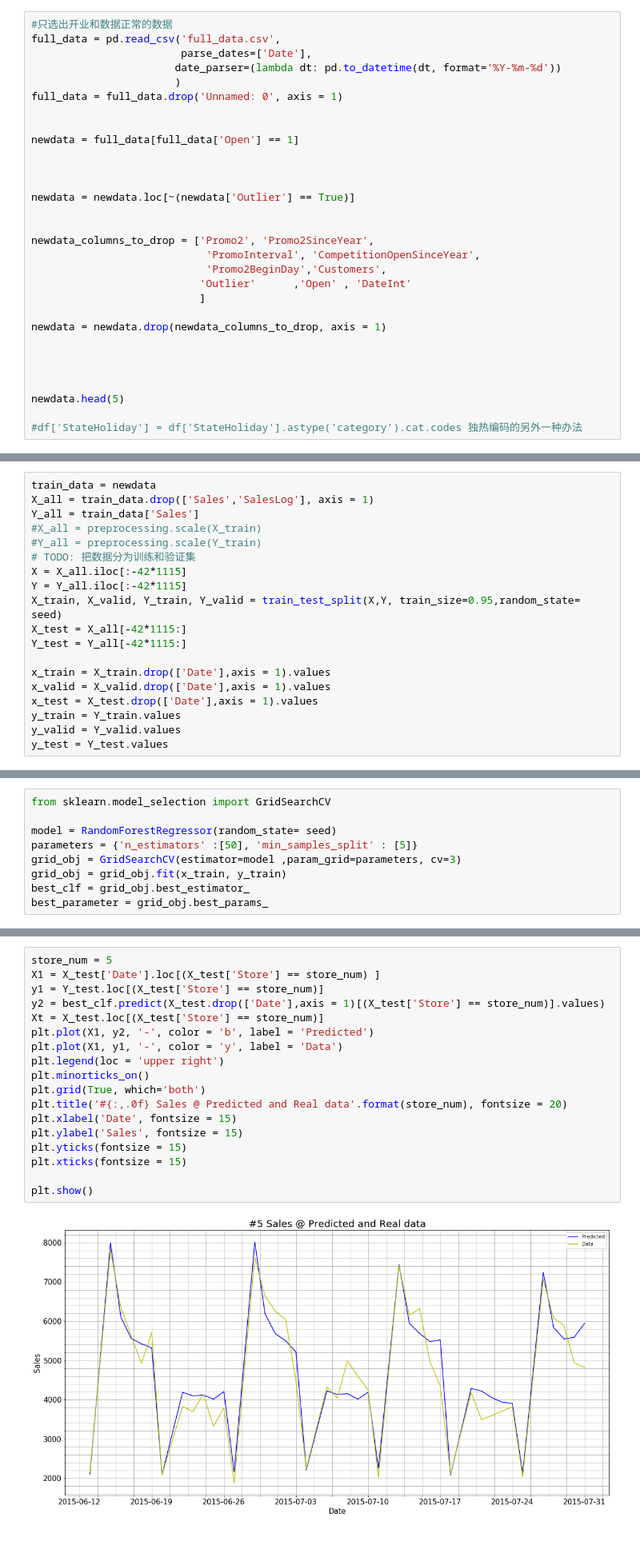
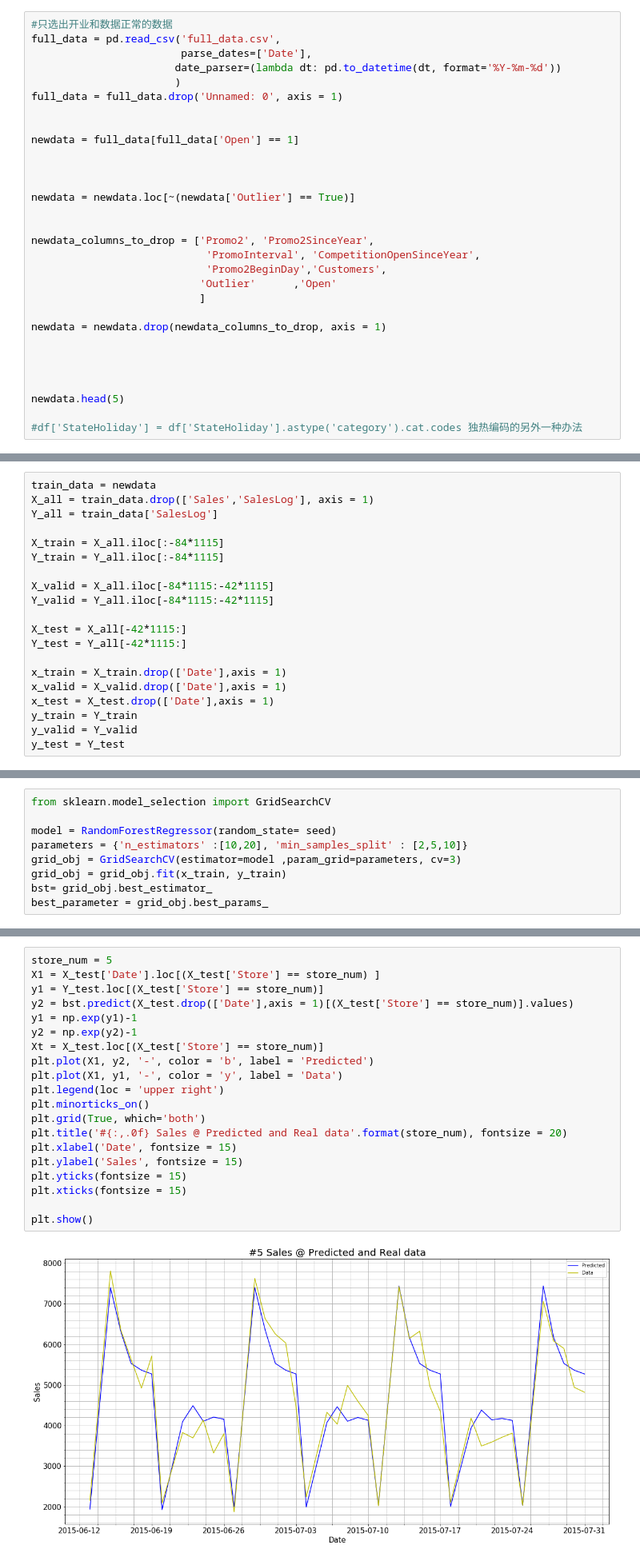
Before and after one commit to Markusgami/Udacity-capstone, a Jupyter notebook: ROSSMANN STORE SALES.ipynb, the cells around one changed output, grey strips where cells are left out. Shown at 80% size. Cells and saved outputs as stored; diff of their text form.

```diff
--- a/ROSSMANN STORE SALES.ipynb
+++ b/ROSSMANN STORE SALES.ipynb
@@ -335,7 +448,7 @@ newdata = newdata.loc[~(newdata['Outlier'] == True)]
 newdata_columns_to_drop = ['Promo2', 'Promo2SinceYear',
                             'PromoInterval', 'CompetitionOpenSinceYear',
                             'Promo2BeginDay','Customers',
-                           'Outlier'      ,'Open' , 'DateInt'
+                           'Outlier'      ,'Open'
                            ]
 
 newdata = newdata.drop(newdata_columns_to_drop, axis = 1)
@@ -366,19 +471,20 @@ def performance_metric(y_true, y_pred):
 # %%
 train_data = newdata
 X_all = train_data.drop(['Sales','SalesLog'], axis = 1)
-Y_all = train_data['Sales']
-#X_all = preprocessing.scale(X_train)
-#Y_all = preprocessing.scale(Y_train)
-# TODO: 把数据分为训练和验证集
-X = X_all.iloc[:-42*1115]
-Y = Y_all.iloc[:-42*1115]
-X_train, X_valid, Y_train, Y_valid = train_test_split(X,Y, train_size=0.95,random_state= seed)
+Y_all = train_data['SalesLog']
+
+X_train = X_all.iloc[:-84*1115]
+Y_train = Y_all.iloc[:-84*1115]
+
+X_valid = X_all.iloc[-84*1115:-42*1115]
+Y_valid = Y_all.iloc[-84*1115:-42*1115]
+
 X_test = X_all[-42*1115:]
 Y_test = Y_all[-42*1115:]
 
-x_train = X_train.drop(['Date'],axis = 1).values
-x_valid = X_valid.drop(['Date'],axis = 1).values
-x_test = X_test.drop(['Date'],axis = 1).values
-y_train = Y_train.values
-y_valid = Y_valid.values
-y_test = Y_test.values
+x_train = X_train.drop(['Date'],axis = 1)
+x_valid = X_valid.drop(['Date'],axis = 1)
+x_test = X_test.drop(['Date'],axis = 1)
+y_train = Y_train
+y_valid = Y_valid
+y_test = Y_test
@@ -425,10 +574,10 @@ plt.show()
 from sklearn.model_selection import GridSearchCV
 
 model = RandomForestRegressor(random_state= seed)
-parameters = {'n_estimators' :[50], 'min_samples_split' : [5]}
+parameters = {'n_estimators' :[10,20], 'min_samples_split' : [2,5,10]}
 grid_obj = GridSearchCV(estimator=model ,param_grid=parameters, cv=3)
 grid_obj = grid_obj.fit(x_train, y_train)
-best_clf = grid_obj.best_estimator_
+bst= grid_obj.best_estimator_
 best_parameter = grid_obj.best_params_
 # %%
 Y_pred = best_clf.predict(x_valid)
@@ -449,20 +598,22 @@ Best parameter is:
 # %%
 store_num = 5
 X1 = X_test['Date'].loc[(X_test['Store'] == store_num) ]
 y1 = Y_test.loc[(X_test['Store'] == store_num)]
-y2 = best_clf.predict(X_test.drop(['Date'],axis = 1)[(X_test['Store'] == store_num)].values)
+y2 = bst.predict(X_test.drop(['Date'],axis = 1)[(X_test['Store'] == store_num)].values)
+y1 = np.exp(y1)-1
+y2 = np.exp(y2)-1
 Xt = X_test.loc[(X_test['Store'] == store_num)]
 plt.plot(X1, y2, '-', color = 'b', label = 'Predicted')
 plt.plot(X1, y1, '-', color = 'y', label = 'Data')
 plt.legend(loc = 'upper right')
 plt.minorticks_on()
 plt.grid(True, which='both')
 plt.title('#{:,.0f} Sales @ Predicted and Real data'.format(store_num), fontsize = 20)
 plt.xlabel('Date', fontsize = 15)
 plt.ylabel('Sales', fontsize = 15)
 plt.yticks(fontsize = 15)
 plt.xticks(fontsize = 15)
 
 plt.show()
 # %% [output]
-[figure, old version]
+[figure, new version]
```
Also changed, not shown: parts of 59 cells of this notebook.
